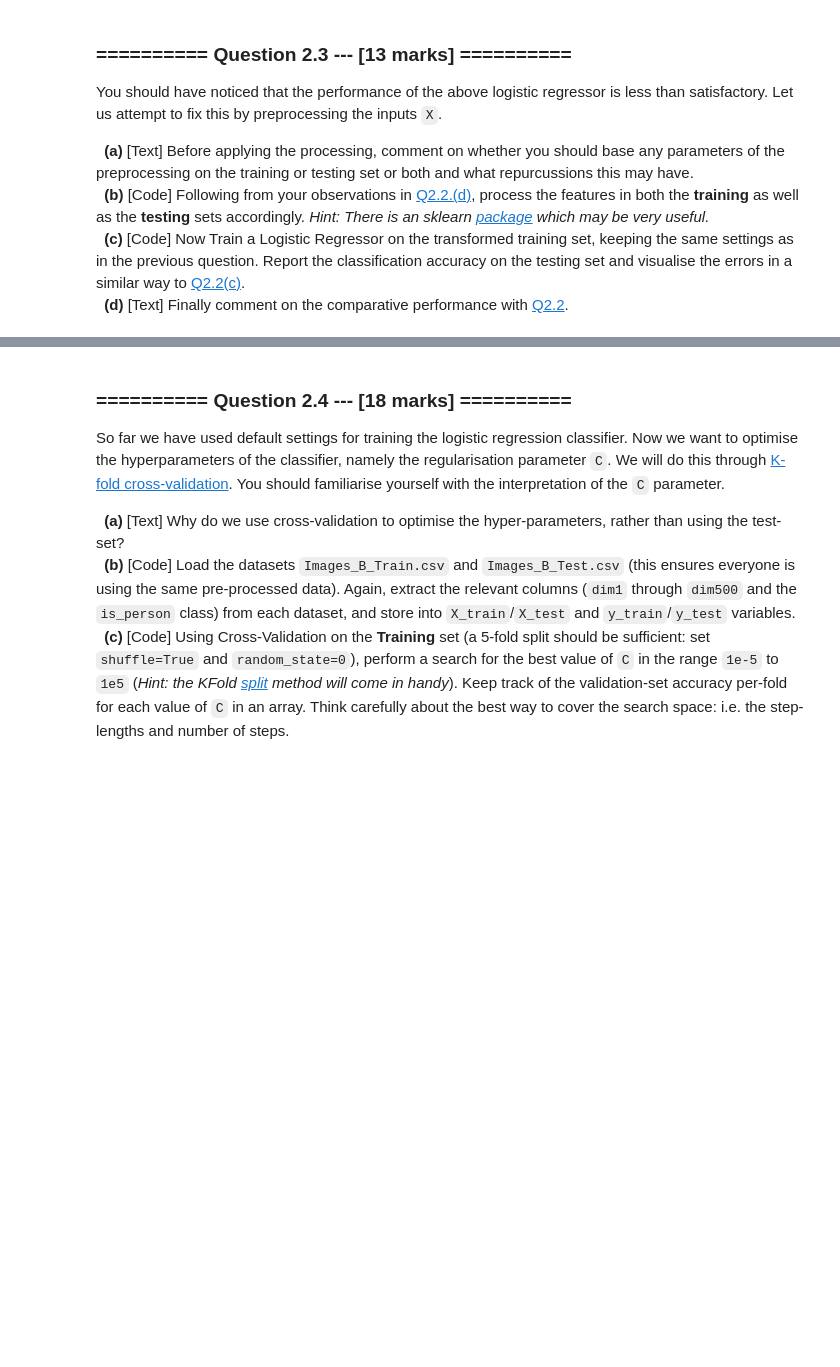
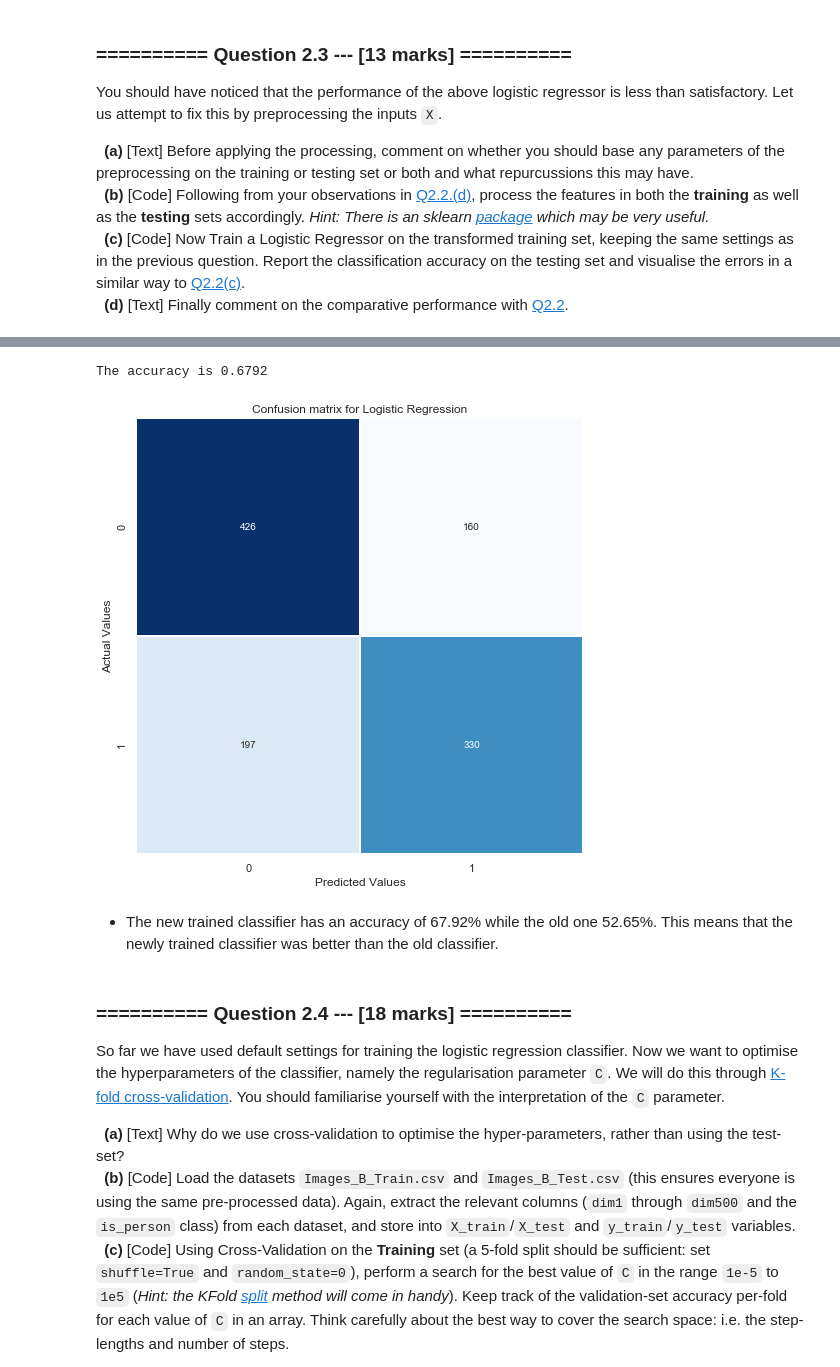
Before and after one commit to aadulan/iaml2018, a Jupyter notebook: Assignments/03_A_ObjectRecognition.ipynb, the cells around one changed output, grey strips where cells are left out. Cells and saved outputs as stored; diff of their text form; code cells hidden in the pictures; blank space fills up the shorter version.

```diff
--- a/Assignments/03_A_ObjectRecognition.ipynb
+++ b/Assignments/03_A_ObjectRecognition.ipynb
@@ -400,3 +412,37 @@ You should have noticed that the performance of the above logistic regressor is
+# %%
+from sklearn import preprocessing
+
+# scale the data
+min_max_scaler = preprocessing.MinMaxScaler()
+X_train_minmax = min_max_scaler.fit_transform(X_train)
+X_test_minmax = min_max_scaler.transform(X_test)
+# %%
+# train a classifier
+clf_p = LogisticRegression(solver ='lbfgs')
+clf_p.fit(X_train_minmax, y_train)
+clf_acc_p = clf_p.score(X_test_minmax,y_test)
+
+print('The accuracy is %.4f' % clf_acc_p)
+
+# creates a confusion matrix
+cm_p = confusion_matrix(y_test,clf_p.predict(X_test_minmax))
+
+# make the plot a larger size
+plt.figure(figsize = (8,8))
+
+# create a confusion matrix
+sns.heatmap(cm_p,annot=True,fmt="d", cmap = 'Blues', linewidths=.5, cbar=False)
+
+# --- titles and labels
+plt.title('Confusion matrix for Logistic Regression')
+plt.ylabel('Actual Values')
+plt.xlabel('Predicted Values')
+plt.show()
+# %% [output]
+The accuracy is 0.6792
+[figure, added]
+# %% [markdown]
+- The new trained classifier has an accuracy of 67.92% while the old one 52.65%. This means that the newly trained classifier was better than the old classifier.
 # %% [markdown]
 ### ========== Question 2.4 --- [18 marks] ==========
 <a id='question2_4'></a>
```
Also changed, not shown: parts of 23 cells of this notebook.
